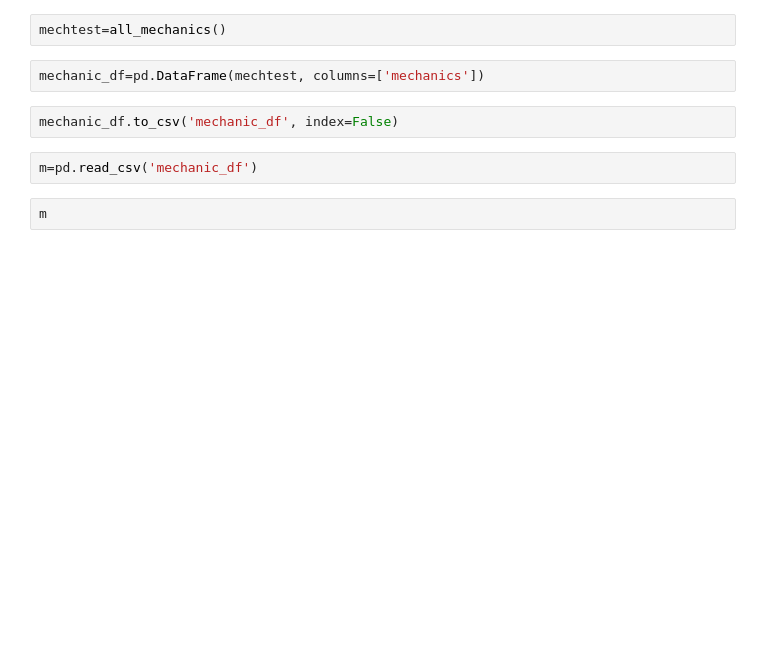
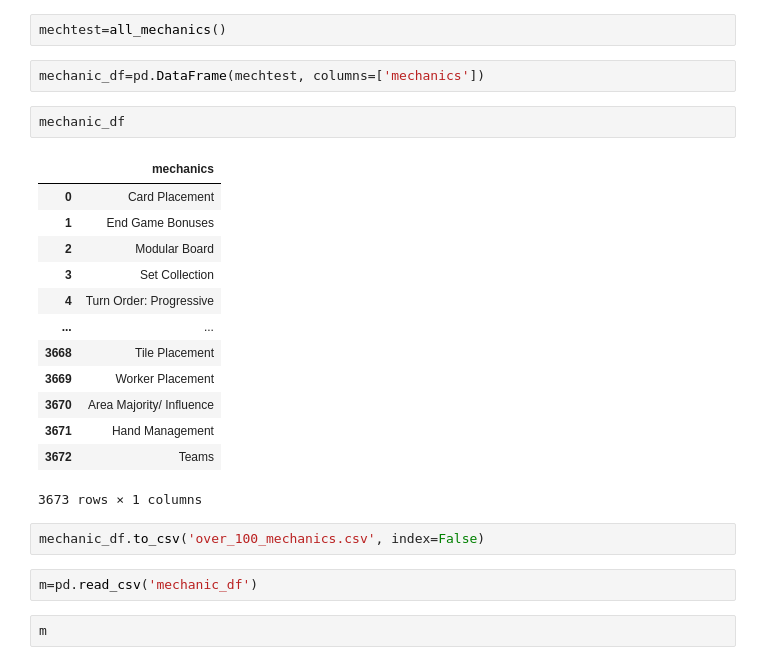
Before and after one commit to Andy-Jensen/board-game-project, a Jupyter notebook: Prepare.ipynb, the cells around one changed output. Drawn from its saved outputs; the diff is of its cells as text; blank space fills up the shorter version.

```diff
--- a/Prepare.ipynb
+++ b/Prepare.ipynb
@@ -376,8 +417,24 @@ def all_mechanics():
 mechtest=all_mechanics()
 # %%
 mechanic_df=pd.DataFrame(mechtest, columns=['mechanics'])
+# %%
+mechanic_df
+# %% [output]
+|  | mechanics |
+| 0 | Card Placement |
+| 1 | End Game Bonuses |
+| 2 | Modular Board |
+| 3 | Set Collection |
+| 4 | Turn Order: Progressive |
+| ... | ... |
+| 3668 | Tile Placement |
+| 3669 | Worker Placement |
+| 3670 | Area Majority/ Influence |
+| 3671 | Hand Management |
+| 3672 | Teams |
+3673 rows × 1 columns
 # %%
-mechanic_df.to_csv('mechanic_df', index=False)
+mechanic_df.to_csv('over_100_mechanics.csv', index=False)
 # %%
 m=pd.read_csv('mechanic_df')
 # %%
```
Also changed, not shown: parts of 7 cells of this notebook, 1 other file.
